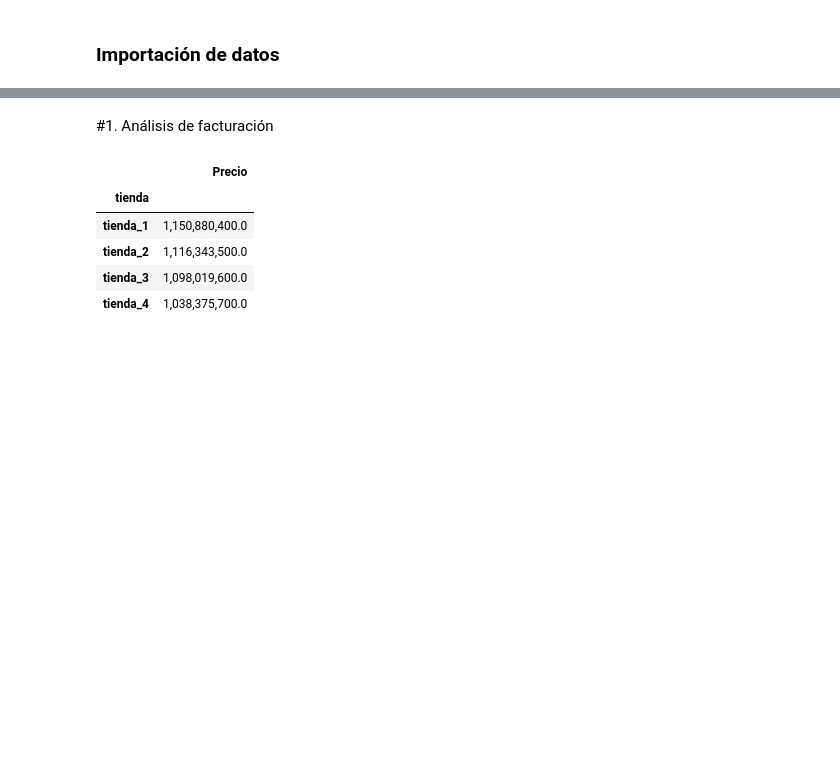
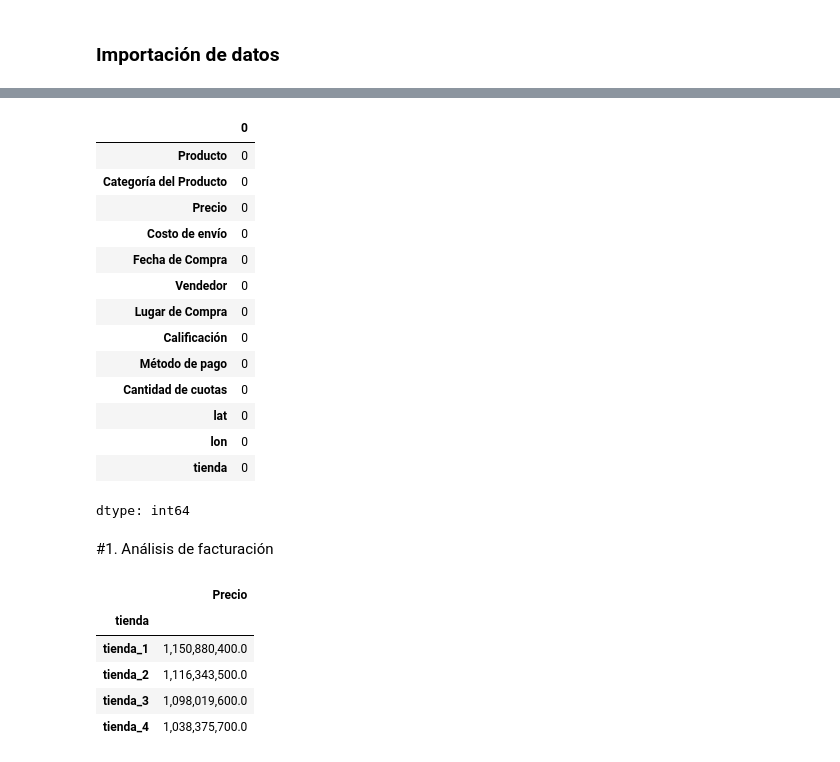
Before and after one commit to Juanmeve837/ChallengeAlura2, a Jupyter notebook: ChallengeAlura1.ipynb, the cells around one changed output, grey strips where cells are left out. Drawn from its saved outputs; the diff is of its cells as text; code cells hidden in the pictures; blank space fills up the shorter version.

```diff
--- a/ChallengeAlura1.ipynb
+++ b/ChallengeAlura1.ipynb
@@ -37,6 +37,24 @@ tiendas.head()
 | 2 | Juego de mesa | Juguetes | 209600.0 | 15900.0 | 15/03/2021 | Juan Fernandez | Cartagena | ... |
 | 3 | Microondas | Electrodomésticos | 757500.0 | 41000.0 | 03/05/2022 | Juan Fernandez | Cali | ... |
 | 4 | Silla de oficina | Muebles | 335200.0 | 20200.0 | 07/11/2020 | Maria Alfonso | Medellín | ... |
+# %%
+tiendas.isnull().sum()
+# %% [output]
+|  | 0 |
+| Producto | 0 |
+| Categoría del Producto | 0 |
+| Precio | 0 |
+| Costo de envío | 0 |
+| Fecha de Compra | 0 |
+| Vendedor | 0 |
+| Lugar de Compra | 0 |
+| Calificación | 0 |
+| Método de pago | 0 |
+| Cantidad de cuotas | 0 |
+| lat | 0 |
+| lon | 0 |
+| tienda | 0 |
+dtype: int64
 # %% [markdown]
 #1. Análisis de facturación
 # %%
```
Also changed, not shown: parts of 1 cell of this notebook.
